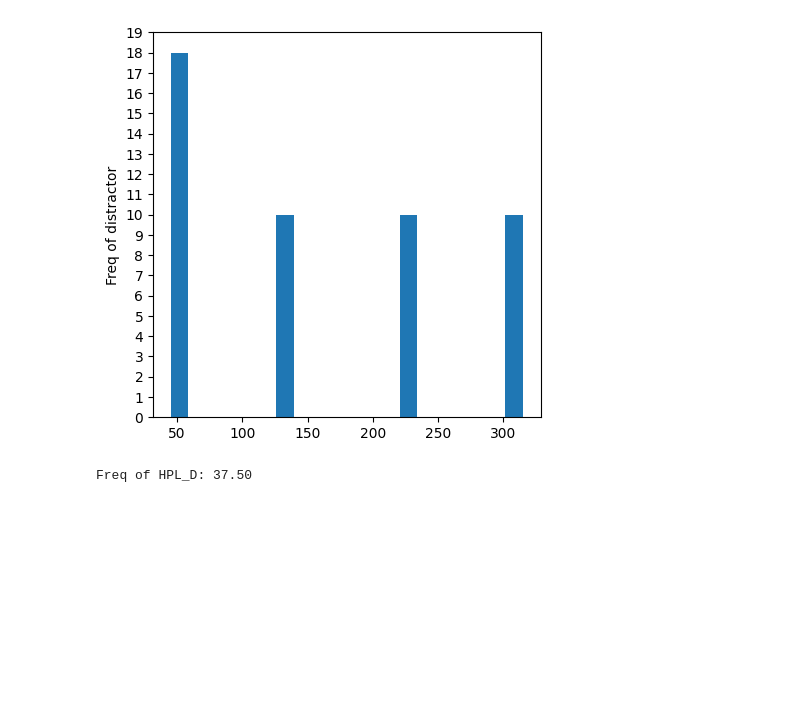
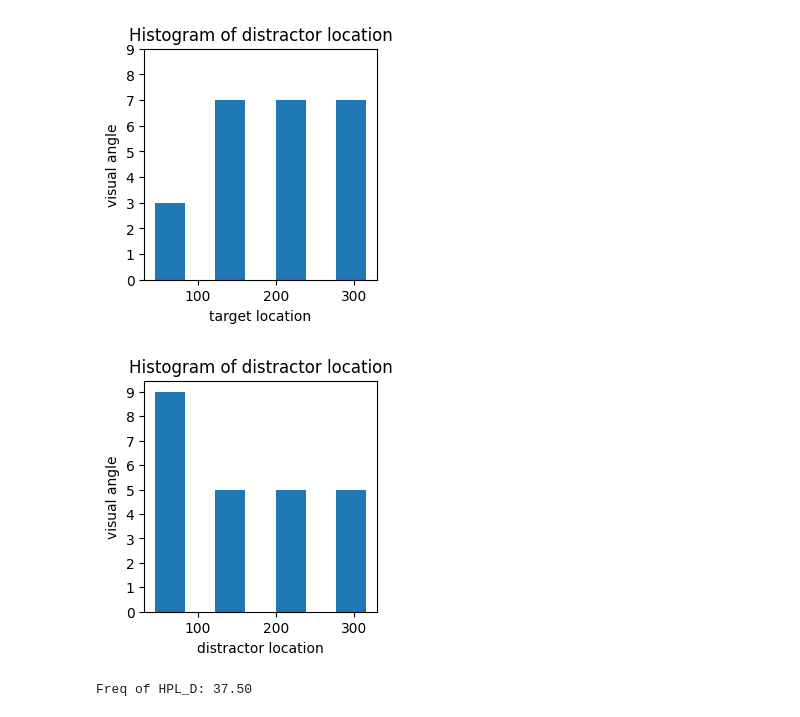
Before and after one commit to c14h19no2/suppr_pRF, a Jupyter notebook: analysis/tools/count_tar_dist.ipynb, the cells around one changed output. Saved outputs shown, nothing was run; the diff lists cells and outputs as text; code cells hidden in the pictures; blank space fills up the shorter version.

```diff
--- a/analysis/tools/count_tar_dist.ipynb
+++ b/analysis/tools/count_tar_dist.ipynb
@@ -5,10 +5,11 @@ from copy import deepcopy
 import matplotlib.pyplot as plt
 # %%
 angles_gabors = [
-            int(i) for i in np.linspace(45, 360 + 45, 4, endpoint=False)
-        ] % np.array([360])
-TD_pattern = list(itertools.permutations(angles_gabors, 2))
-TD_pattern = np.tile(TD_pattern, (4, 1))
+        int(i) for i in np.linspace(45, 360 + 45, 4, endpoint=False)
+    ] % np.array([360])
+TD_pattern_unit = list(itertools.permutations(angles_gabors, 2))
+print(len(TD_pattern_unit))
+TD_pattern = np.tile(TD_pattern_unit, (2, 1))
 HPL = angles_gabors[0]
 for i in range(int(len(TD_pattern) / 2)):
     if TD_pattern[i, 0] == HPL:
@@ -18,12 +41,25 @@ for i in range(int(len(TD_pattern) / 2)):
+# %%
+fig, ax = plt.subplots(1, 1, figsize=(3, 3))
+# plot histogram
+ax.hist(TD_pattern[:,0], bins=7, histtype="bar")
+ax.set_yticks(np.arange(0, 10, 1))
+ax.set_title("Histogram of distractor location")
+ax.set_ylabel("visual angle")
+ax.set_xlabel("target location")
+plt.show()
+# %% [output]
+[figure, added]
 # %%
-fig, ax = plt.subplots(1, 1, figsize=(5, 5))
+fig, ax = plt.subplots(1, 1, figsize=(3, 3))
 # plot histogram
-ax.hist(TD_pattern[:,1], bins=20, histtype="bar")
-ax.set_yticks(np.arange(0, 20, 1))
-ax.set_ylabel("Freq of distractor")
+ax.hist(TD_pattern[:,1], bins=7, histtype="bar")
+ax.set_yticks(np.arange(0, 10, 1))
+ax.set_title("Histogram of distractor location")
+ax.set_ylabel("visual angle")
+ax.set_xlabel("distractor location")
 plt.show()
 # %% [output]
-[figure, old version]
+[figure, new version]
 # %%
 # check frequency of distractor of each angle
 mydict = {}
```
Also changed, not shown: parts of 2 cells of this notebook.
